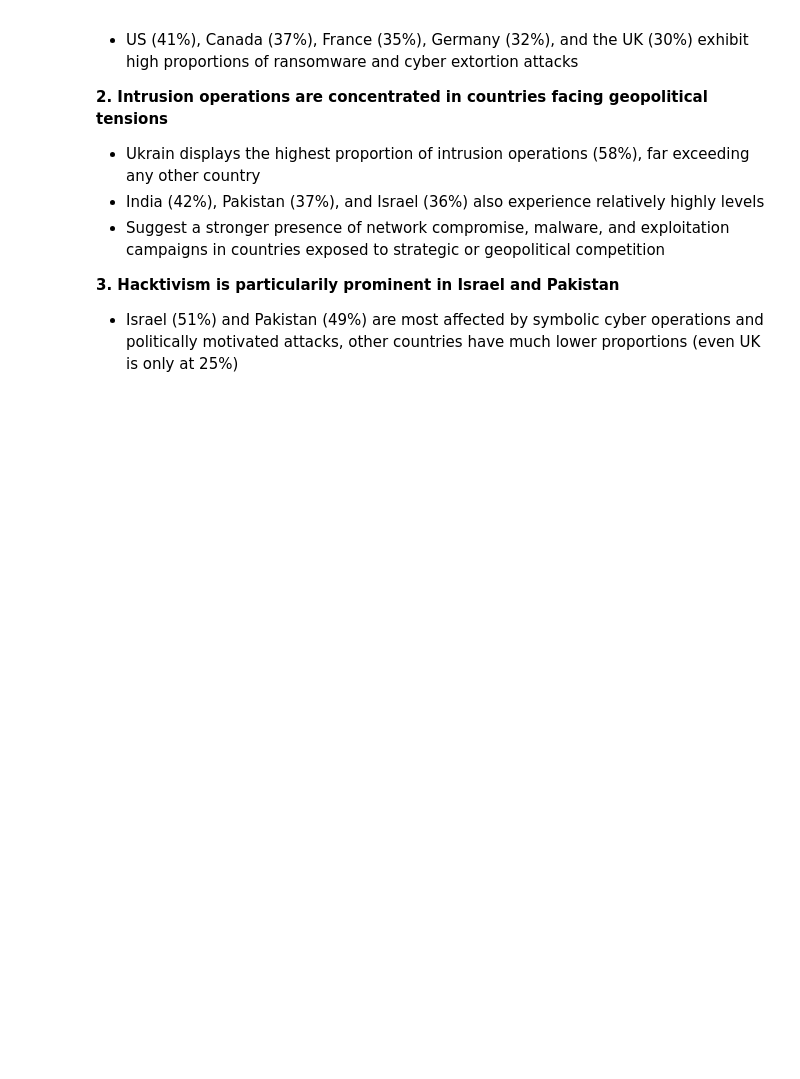
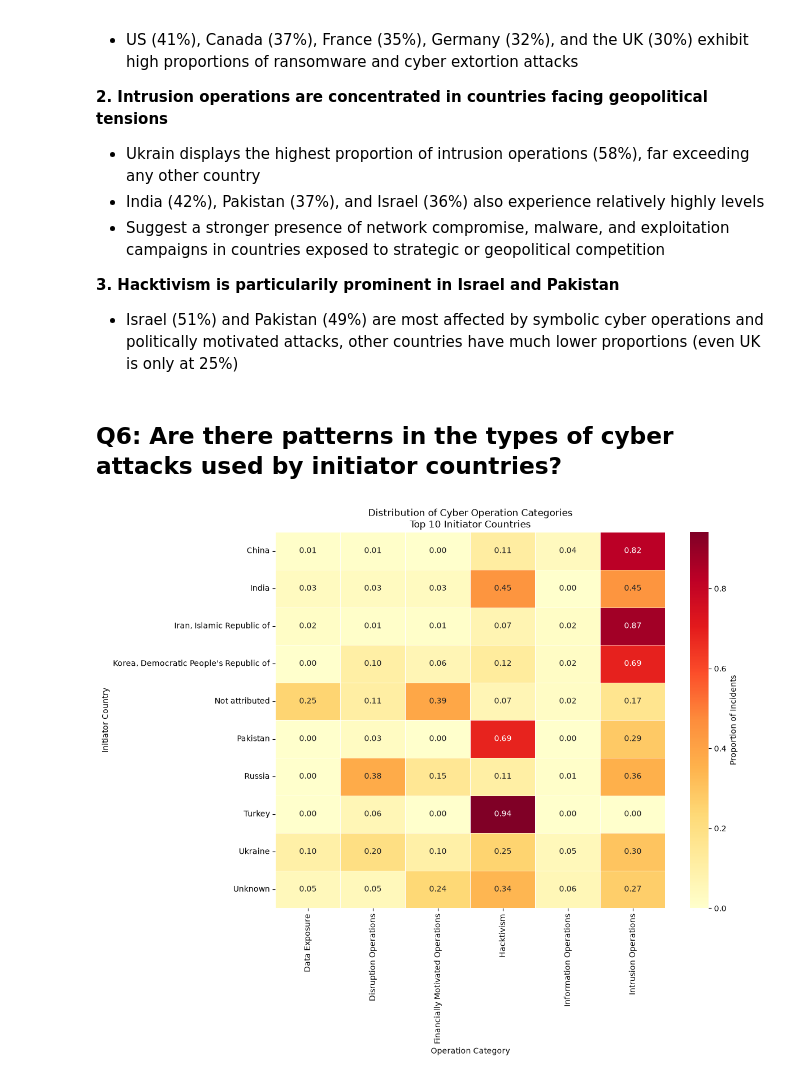
Before and after one commit to heairi/Cyber-Attack-Severity-Prediction-with-NLP, a Jupyter notebook: cyber_incident_eda.ipynb, the cells around one changed output. Drawn from its saved outputs; the diff is of its cells as text; code cells hidden in the pictures; blank space fills up the shorter version.

```diff
--- a/cyber_incident_eda.ipynb
+++ b/cyber_incident_eda.ipynb
@@ -722,3 +721,51 @@ plt.show()
 
 **3. Hacktivism is particularily prominent in Israel and Pakistan**
 - Israel (51%) and Pakistan (49%) are most affected by symbolic cyber operations and politically motivated attacks, other countries have much lower proportions (even UK is only at 25%)
+# %% [markdown]
+## Q6: Are there patterns in the types of cyber attacks used by initiator countries?
+# %%
+# Top 10 initiator countries by incident count
+top_initiators = (
+    dyadic_data["initiator_country"]
+    .value_counts()
+    .head(10)
+    .index
+)
+
+# Normalized heatmap data
+country_topic = pd.crosstab(
+    dyadic_data.loc[
+        dyadic_data["initiator_country"].isin(top_initiators),
+        "initiator_country"
+    ],
+    dyadic_data.loc[
+        dyadic_data["initiator_country"].isin(top_initiators),
+        "topic_group"
+    ],
+    normalize="index"
+)
+
+# Plot
+plt.figure(figsize=(12, 10))
+
+sns.heatmap(
+    country_topic,
+    cmap="YlOrRd",
+    annot=True,
+    fmt=".2f",
+    linewidths=0.5,
+    cbar_kws={
+        "label": "Proportion of Incidents"
+    }
+)
+
+plt.title(
+    "Distribution of Cyber Operation Categories\nTop 10 Initiator Countries"
+)
+plt.xlabel("Operation Category")
+plt.ylabel("Initiator Country")
+
+plt.tight_layout()
+plt.show()
+# %% [output]
+[figure, added]
```
Also changed, not shown: parts of 4 cells of this notebook.
